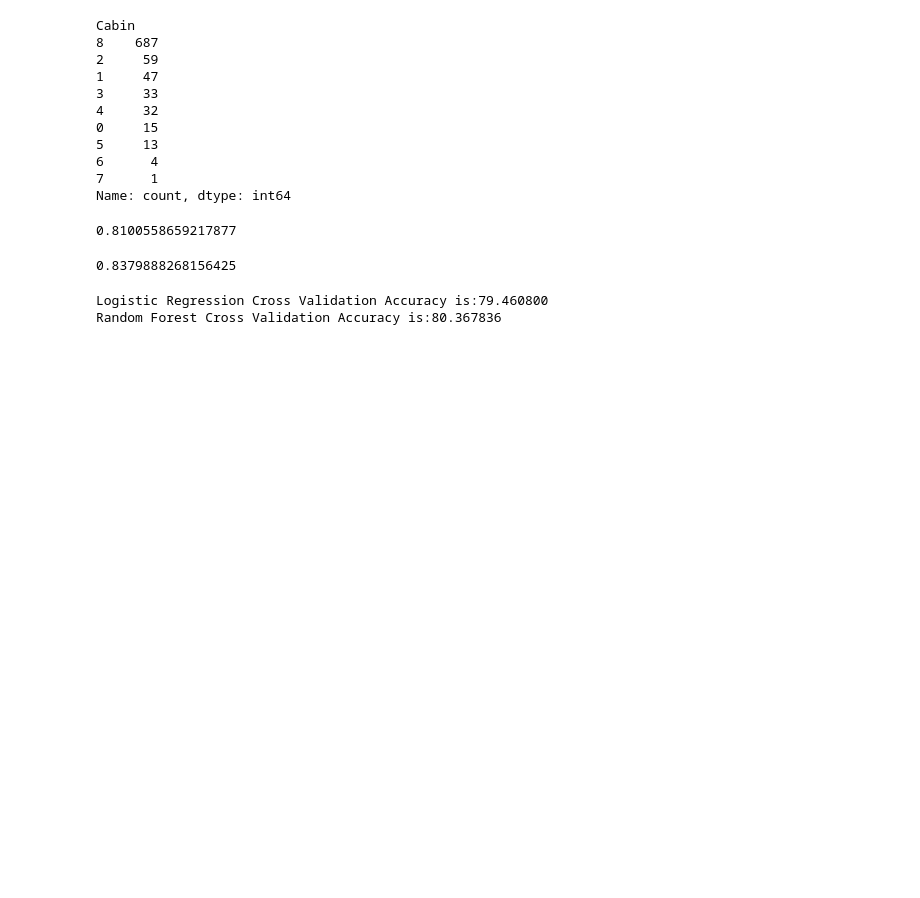
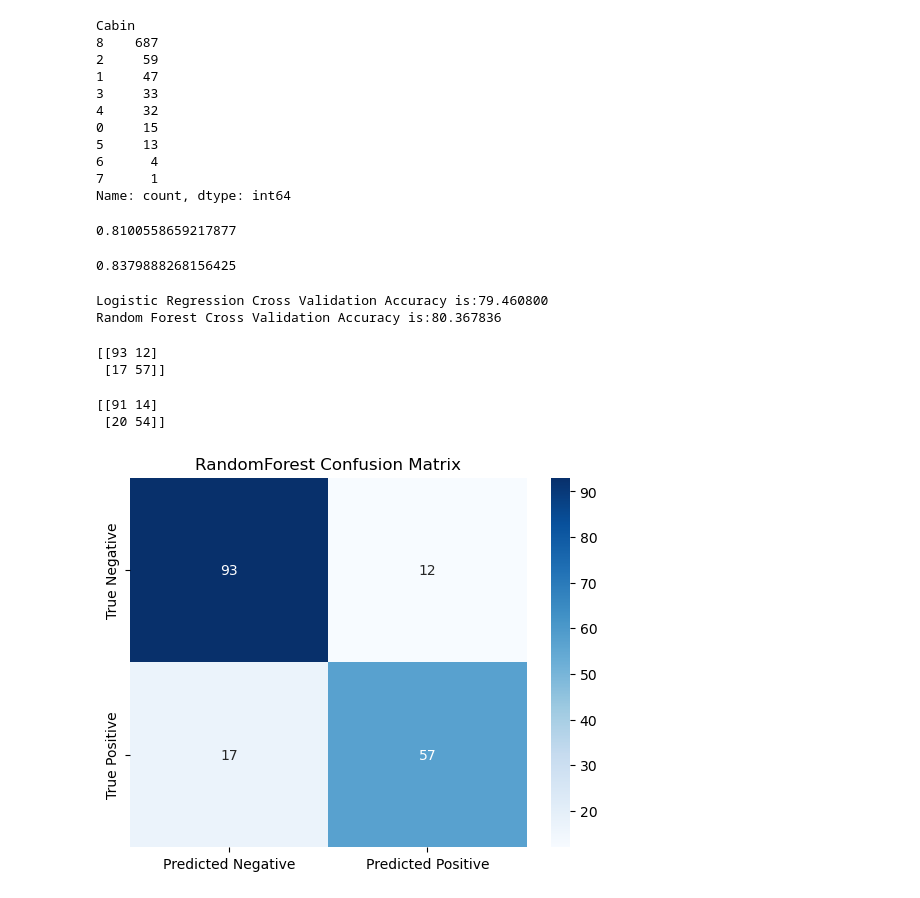
Before and after one commit to Mahshad-Plv/Titanic-project, a Jupyter notebook: titanic.ipynb, the cells around one changed output. Saved outputs shown, nothing was run; the diff lists cells and outputs as text; code cells hidden in the pictures; blank space fills up the shorter version.

```diff
--- a/titanic_EDA.ipynb
+++ b/titanic.ipynb
@@ -393,3 +393,23 @@ print(f'Random Forest Cross Validation Accuracy is:{RF_cv * 100:2f}')
 # %% [output]
 Logistic Regression Cross Validation Accuracy is:79.460800
 Random Forest Cross Validation Accuracy is:80.367836
+# %%
+from sklearn.metrics import confusion_matrix
+
+RF_CM = confusion_matrix(y_test, y_RF_prdct)
+print(RF_CM)
+# %% [output]
+[[93 12]
+ [17 57]]
+# %%
+LR_CM = confusion_matrix(y_test, y_log_prdct)
+print(LR_CM)
+# %% [output]
+[[91 14]
+ [20 54]]
+# %%
+sns.heatmap(RF_CM, annot= True, cmap = 'Blues', xticklabels=['Predicted Negative', 'Predicted Positive'], yticklabels=['True Negative', 'True Positive'])
+plt.title('RandomForest Confusion Matrix')
+plt.show()
+# %% [output]
+[figure, added]
```
Also changed, not shown: parts of 2 cells of this notebook.
